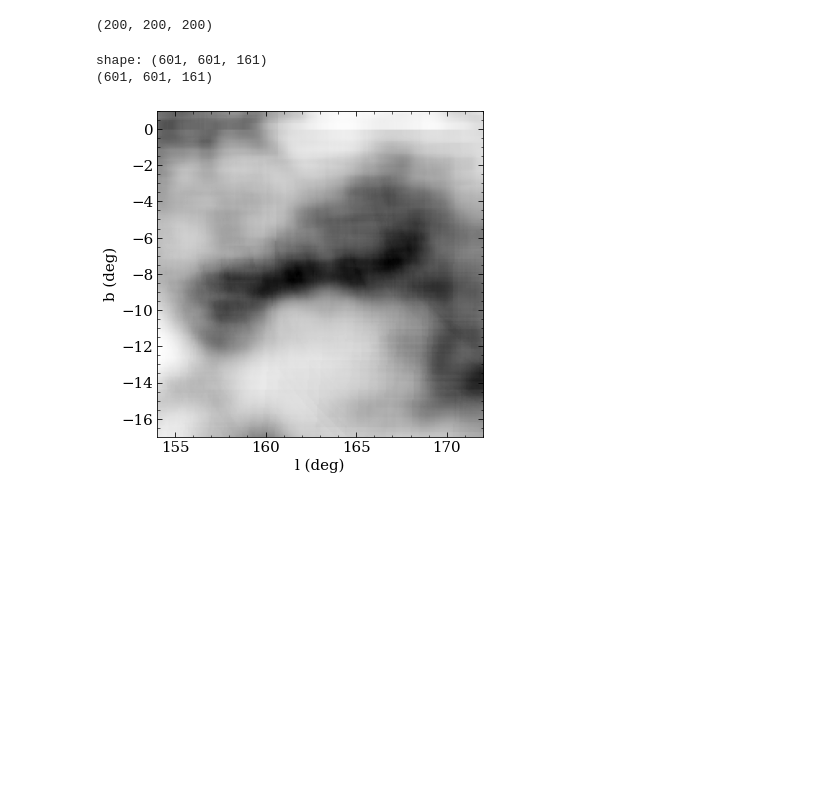
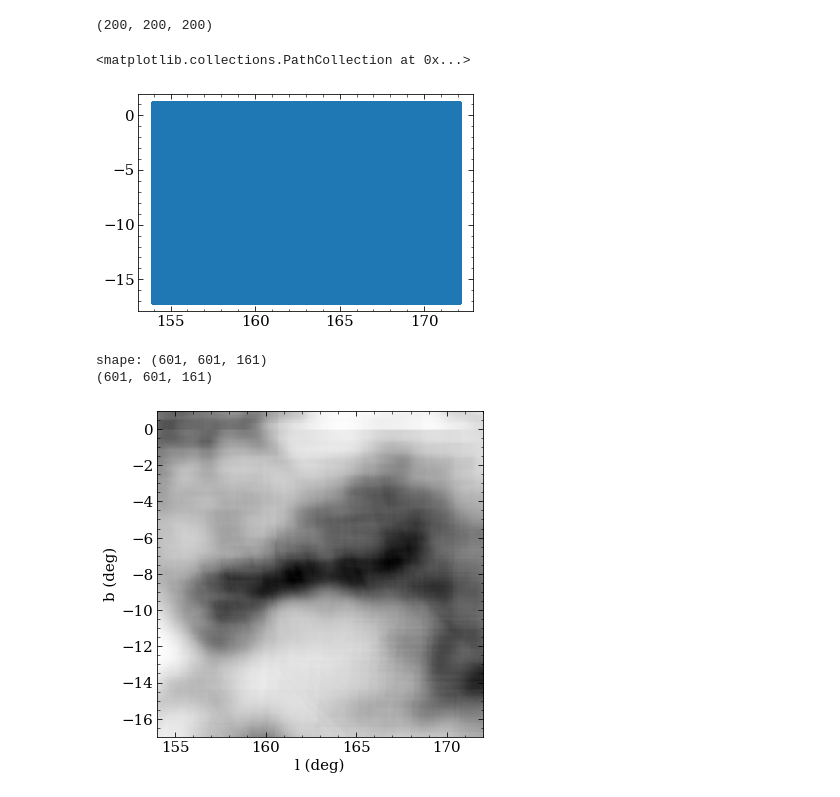
Before and after one commit to aidantmcb/CACloudKT, a Jupyter notebook: 20230414_DIB_AV_relationship.ipynb, the cells around one changed output. Drawn from its saved outputs; the diff is of its cells as text; code cells hidden in the pictures; blank space fills up the shorter version.

```diff
--- a/20230414_DIB_AV_relationship.ipynb
+++ b/20230414_DIB_AV_relationship.ipynb
@@ -42,6 +42,12 @@ coords = SkyCoord(l*u.deg, b*u.deg,
                   distance=distance*u.pc, frame='galactic')
 # %% [output]
 (200, 200, 200)
+# %%
+fig, ax = plt.subplots()
+ax.scatter(l, b)
+# %% [output]
+<matplotlib.collections.PathCollection at 0x...>
+[figure, added]
 # %%
 ### Get Vergely+ (2022) dustmap for same points as Bayestar, now that it's in dustmaps
 A0Coeff = 1.052180128669157 # from 02-03dustmap_explore.ipynb, calculated via dustapprox
```
Also changed, not shown: parts of 9 cells of this notebook, 1 other file.
